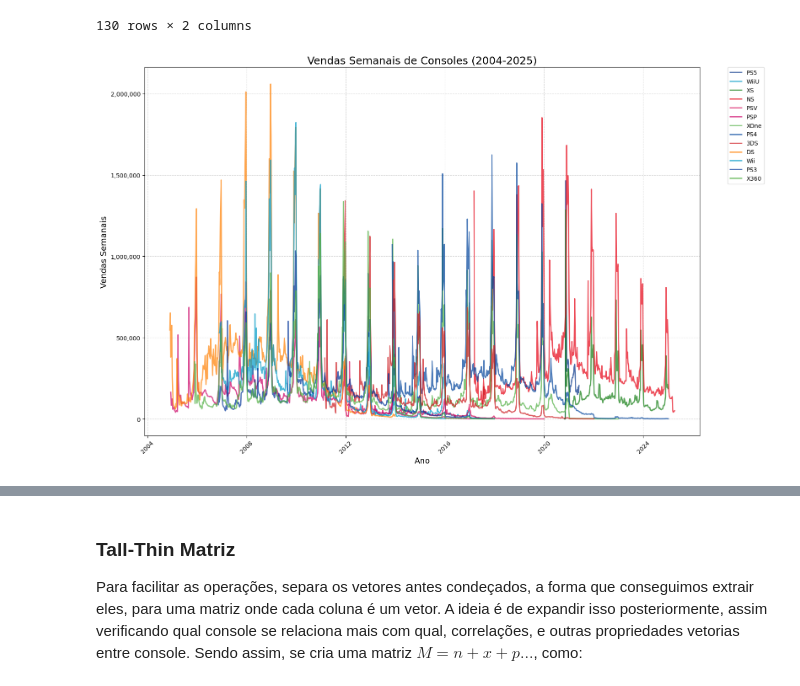
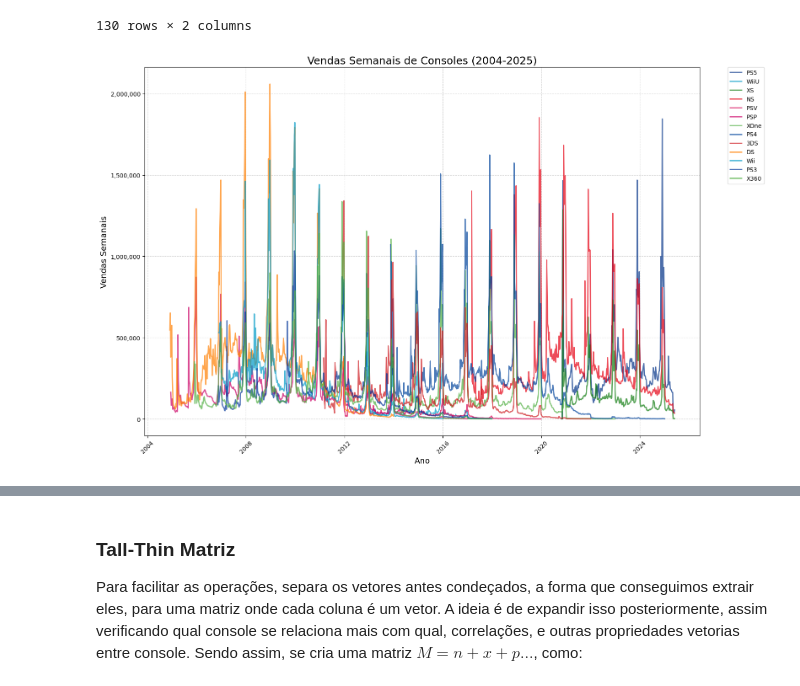
Before and after one commit to FramesPerStatistic/Console_Analyses, a Jupyter notebook: notebooks/serie_temp_console.ipynb, the cells around one changed output, grey strips where cells are left out. Saved outputs shown, nothing was run; the diff lists cells and outputs as text; code cells hidden in the pictures.

```diff
--- a/notebooks/serie_temp_console.ipynb
+++ b/notebooks/serie_temp_console.ipynb
@@ -38,31 +54,27 @@ df_games
 # %%
-df = pd.read_csv('../data/console_weekly_sales.csv')
+def plot_all(df,colors,consoles):
+    plt.figure(figsize=(16, 10))
 
-df['week'] = pd.to_datetime(df['week'])
+    for console, color in zip(consoles, colors):
+        console_data = df[df['console'] == console]
 
-consoles = ['PS5', 'WiiU', 'XS', 'NS', 'PSV', 'PSP', 'XOne', 'PS4', '3DS', 'DS', 'Wii', 'PS3', 'X360']
-colors = ['#003087', '#009AC7', '#107C10', '#e60012', '#d70051', '#cc0066', '#52b043', '#00439c', '#ce181e', '#ff7f00', '#009ac7', '#003399', '#52b043']
+        plt.plot(console_data['week'], console_data['sales'],
+                label=console, color=color, alpha=0.7, linewidth=2)
 
-plt.figure(figsize=(16, 10))
+    plt.title('Vendas Semanais de Consoles (2004-2025)', fontsize=18)
+    plt.xlabel('Ano', fontsize=14)
+    plt.ylabel('Vendas Semanais', fontsize=14)
+    plt.grid(True, linestyle='--', alpha=0.5)
 
-for console, color in zip(consoles, colors):
-    console_data = df[df['console'] == console]
+    plt.legend(bbox_to_anchor=(1.05, 1), loc='upper left', borderaxespad=0., fontsize=10)
 
-    plt.plot(console_data['week'], console_data['sales'],
-             label=console, color=color, alpha=0.7, linewidth=2)
+    plt.gca().yaxis.set_major_formatter(plt.FuncFormatter(lambda x, loc: "{:,}".format(int(x))))
+    plt.xticks(rotation=45)
 
-plt.title('Vendas Semanais de Consoles (2004-2025)', fontsize=18)
-plt.xlabel('Ano', fontsize=14)
-plt.ylabel('Vendas Semanais', fontsize=14)
-plt.grid(True, linestyle='--', alpha=0.5)
+    plt.tight_layout()
 
-plt.legend(bbox_to_anchor=(1.05, 1), loc='upper left', borderaxespad=0., fontsize=10)
-
-plt.gca().yaxis.set_major_formatter(plt.FuncFormatter(lambda x, loc: "{:,}".format(int(x))))
-plt.xticks(rotation=45)
-
-plt.tight_layout()
-
-plt.show()
+    plt.show()
-# %% [output]
-[figure, removed]
+# %%
+plot_all(df_global_consoles,colors,consoles)
+# %% [output]
+[figure, added]
```
Also changed, not shown: parts of 10 cells of this notebook, 4 other files.
